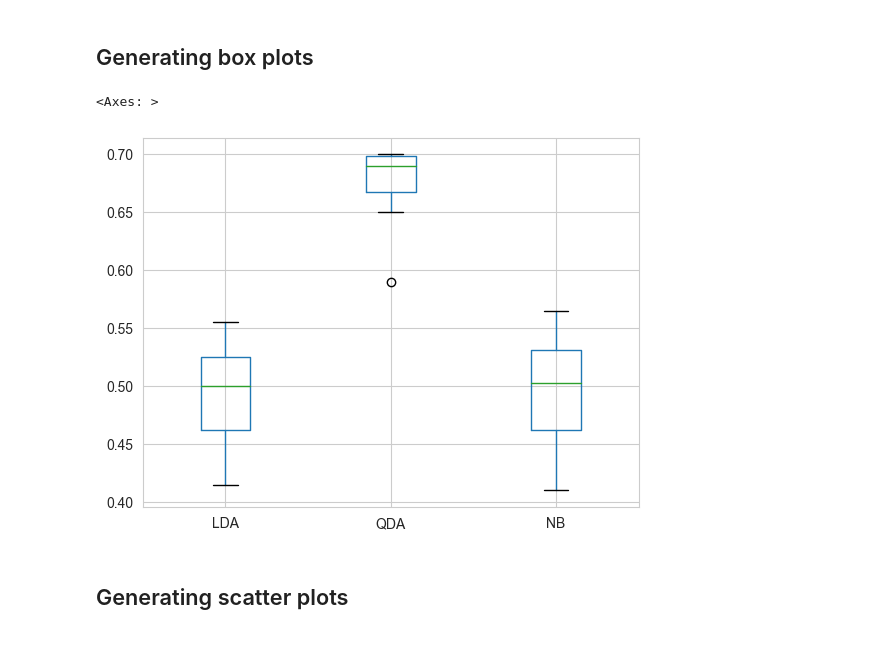
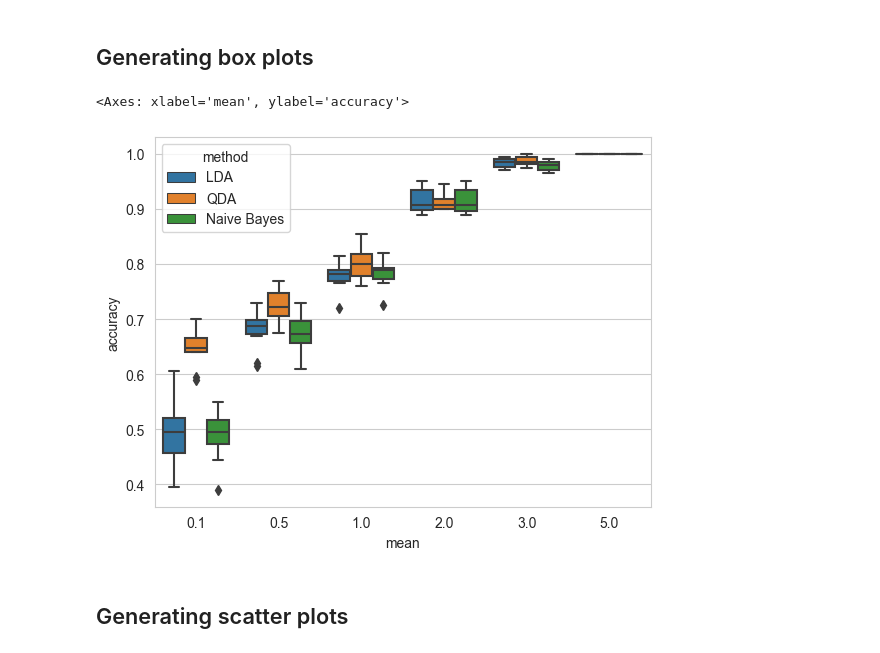
Before and after one commit to nizwant/adv_ml_labs, a Jupyter notebook: adv_ml.ipynb, the cells around one changed output. Drawn from its saved outputs; the diff is of its cells as text; code cells hidden in the pictures.

Commit message:
code refactoring and preparing for real data

```diff
--- a/adv_ml.ipynb
+++ b/adv_ml.ipynb
@@ -325,5 +325,18 @@ def calculate_accuracy(df, split_ratio, method, random_state):
     y_pred = method.predict(X_test)
     accuracy = accuracy_score(y_test, y_pred)
     return accuracy
+# %%
+def compare_methods(a, ro, repetitions, methods):
+
+    data_frame = pd.DataFrame(columns=['mean', 'method', 'accuracy'])
+    for mean in a:
+        for cov in ro:
+            df = generate_data(mean, cov)
+            for i in range(repetitions):
+                random_state = np.random.randint(0, 100000)
+                for method in methods:
+                        accuracy = calculate_accuracy(df, 0.8, methods[method], random_state)
+                        data_frame.loc[len(data_frame.index)] = [mean, method, accuracy]
+    return data_frame
 # %% [markdown]
 # Testing methods
@@ -362,0 +343,8 @@ to do zmienic sposob zapisywania jako na taki w prmce i uzywac sns boxplot
+# %%
+ro = [0.5]
+a = [0.1, 0.5, 1, 2, 3, 5]
+methods = {'LDA': LDA(), 'QDA': QDA(), 'Naive Bayes': NB()}
+repetitions = 10
+
+data_frame = compare_methods(a, ro, repetitions, methods)
+data_frame
@@ -363,14 +365,11 @@ to do zmienic sposob zapisywania jako na taki w prmce i uzywac sns boxplot
 # %% [markdown]
 ## Generating box plots
-# %%
-accuracies_df = pd.DataFrame(accuracies[0.1])
-
-sns.set_style("whitegrid")
-accuracies_df.boxplot()
-# sns.boxplot(x = 'day', y = 'total_bill', data = tips)
-# %% [output]
-<Axes: >
-[figure, removed]
+# %%
+sns.set_style("whitegrid")
+sns.boxplot(x = 'mean', y = 'accuracy', data = data_frame, hue='method')
+# %% [output]
+<Axes: xlabel='mean', ylabel='accuracy'>
+[figure, added]
 # %% [markdown]
 ## Generating scatter plots
 # %%
```
Also changed, not shown: parts of 12 cells of this notebook.
